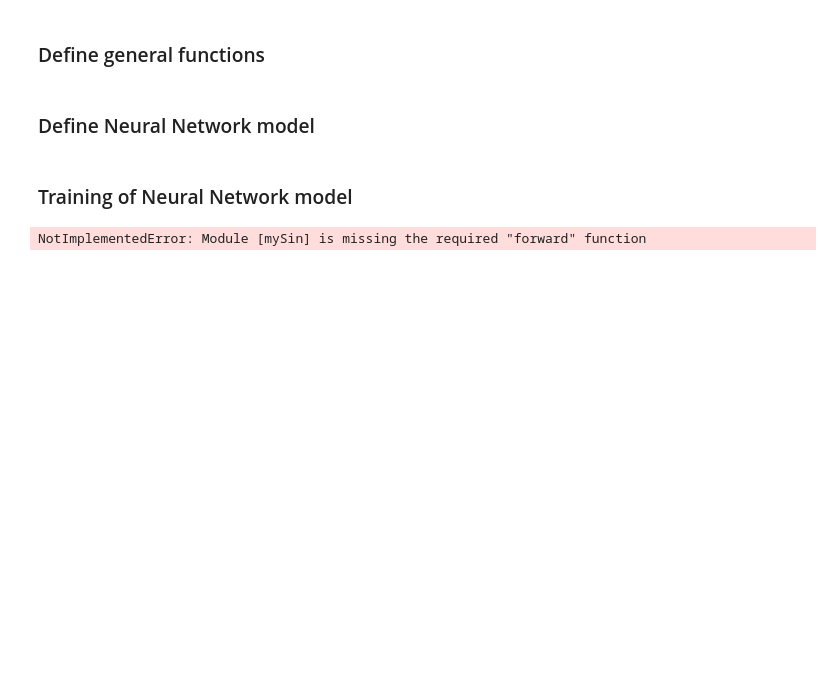
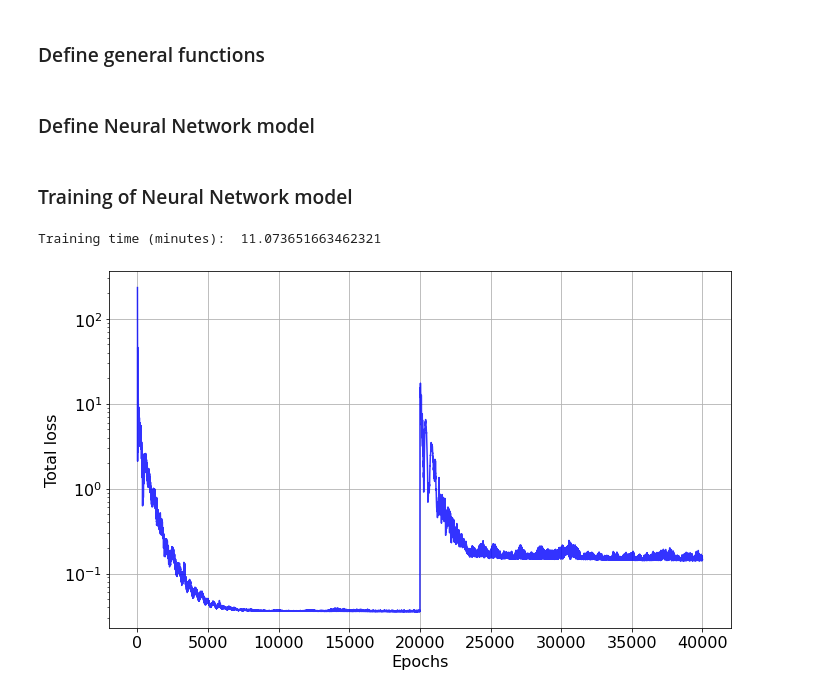
Before and after one commit to anmgomezmo/Degree_project, a Jupyter notebook: Complex ANN to Quantum Mechanics/Hydrogen_atom_l0.ipynb, the cells around one changed output. Saved outputs shown, nothing was run; the diff lists cells and outputs as text; code cells hidden in the pictures; blank space fills up the shorter version.

Commit message:
Funtional training algorith

```diff
--- a/Complex ANN to Quantum Mechanics/Hydrogen_atom_l0.ipynb
+++ b/Complex ANN to Quantum Mechanics/Hydrogen_atom_l0.ipynb
@@ -35,7 +35,7 @@ plt.rcParams.update({'font.size':16})
 # Define the sin() activation function
 class mySin(torch.nn.Module):
     @staticmethod
-    def activation_function(input):
+    def forward(input):
         return torch.sin(input)
 # %%
 # Calculate the derivative with auto-differention
@@ -249,7 +249,7 @@ def training(t0, tf, x1, neurons, epochs, n_train, lr, minibatch_number=1):
 
     TePf = time.time()
     runTime = TePf - TeP0
-    loss_histories = (Loss_history, boundary_loss_history, nontriv_loss_history, SE_loss_history, Ennontriv_loss_history, En_loss_history)
+    loss_histories = (Loss_history, boundary_loss_history, nontriv_loss_history, SE_loss_history, Ennontriv_loss_history, En_loss_history,criteria_loss_history, model_0, En_history, EWall_history, dic, orth_losses, var_loss_history)
     return model_1, loss_histories, runTime, fc_first_excited, fc_ground
 # %%
 # Training the model
@@ -257,7 +257,20 @@ t0 = 0.1
 tf = 15
 xBC1 = 0
 
-n_train, neurons, epochs, lr, mb = 300, 10, int(2e4), 8e-3, 1
+n_train, neurons, epochs, lr, mb = 300, 10, int(4e4), 8e-3, 1
 model1, loss_history1, runTime1, first_exc, fc_ground = training(t0,tf,xBC1,neurons,epochs,n_train,lr,mb)
-# %% [output]
-NotImplementedError: Module [mySin] is missing the required "forward" function
+# %%
+print('Training time (minutes): ',runTime1/60)
+
+# Loss funtion
+plt.figure(figsize=(10,6))
+plt.plot(loss_history1[0], '-b', alpha=0.8)
+plt.yscale('log')
+plt.xlabel('Epochs')
+plt.ylabel('Total loss')
+plt.grid()
+plt.tight_layout()
+plt.show()
+# %% [output]
+Training time (minutes):  11.073651663462321
+[figure, added]
```
Also changed, not shown: parts of 2 cells of this notebook.
